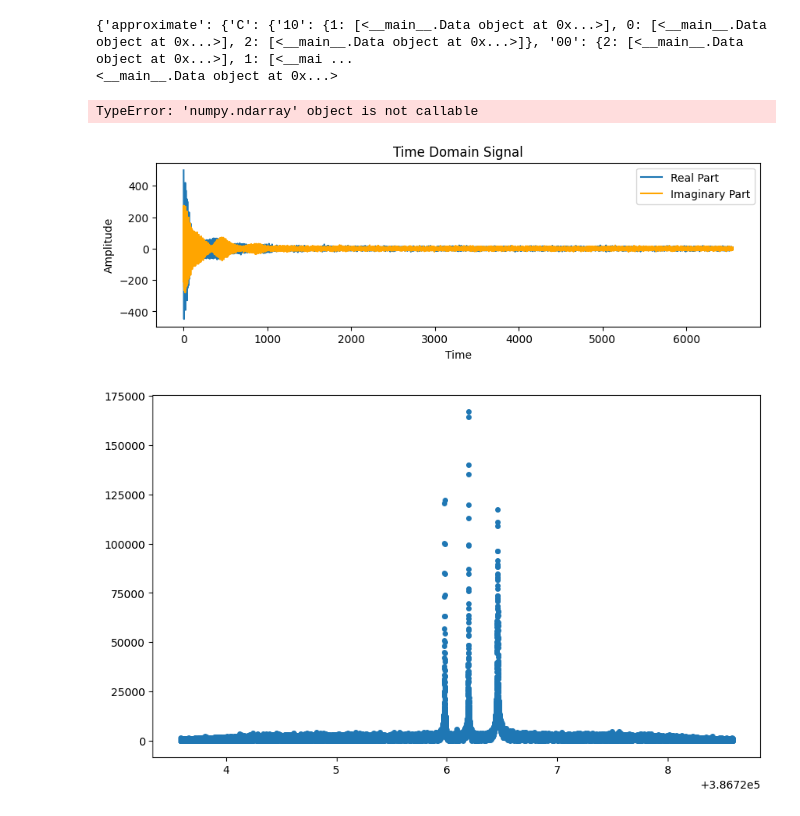
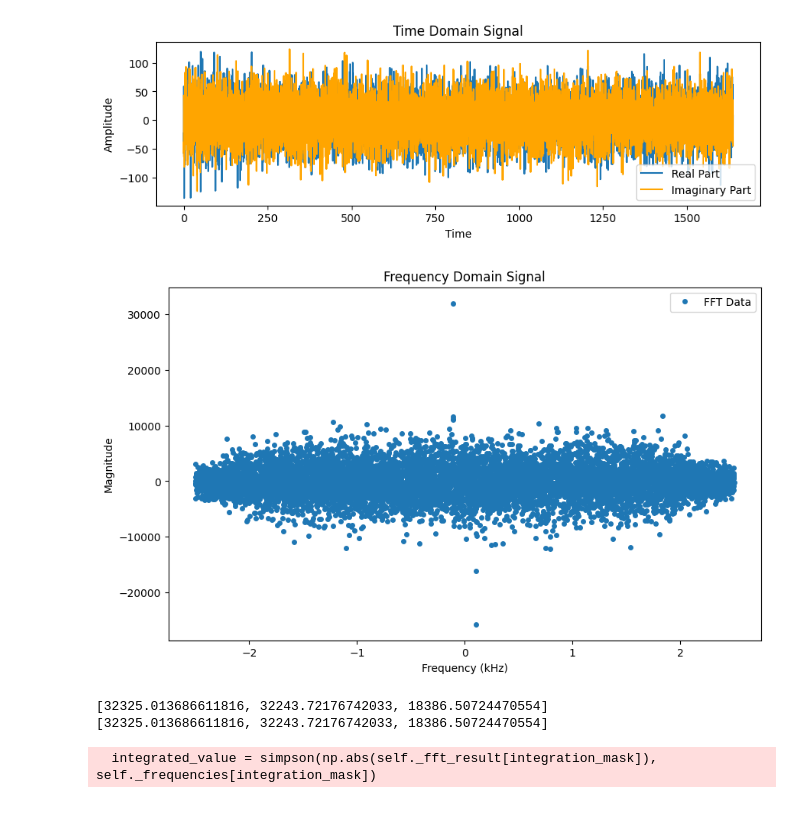
Before and after one commit to sarahstrong0/nmr_lab3, a Jupyter notebook: nmr_processing.ipynb, the cells around one changed output. Cells and saved outputs as stored; diff of their text form; code cells hidden in the pictures.

Commit message:
Categorize data and define peak integral function

```diff
--- a/nmr_processing.ipynb
+++ b/nmr_processing.ipynb
@@ -222,19 +242,33 @@ def categorize_data(all_data):
     return categorized_data
 # %%
-categorized_data = initialize_data("/workspaces/nmr_lab3/lab3_tt_all")
+folder_path = "/workspaces/nmr_lab3/lab3_tt_all"
+categorized_data = initialize_data(folder_path)
 
-data_object = categorized_data['real']['H']['00'][0][0]
+test_data_object = categorized_data['real']['C']['11']['P0']
 
-print(data_object)
+test_data_object.plot_time_domain_data()
 
-data_object.plot_time_domain_data()
-fit_range = 10
-peak_index = 0
-data_object.fit_lorentzian(fit_range, peak_index)
-data_object.plot_frequency_domain_data(fit_range, peak_index)
+test_data_object.plot_frequency_domain_data()
+
+# fit_range = 10
+# peak_index = 0
+# test_data_object.fit_lorentzian(fit_range, peak_index)
+# test_data_object.plot_frequency_domain_data_one_peak(fit_range, peak_index)
 # %% [output]
-{'approximate': {'C': {'10': {1: [<__main__.Data object at 0x...>], 0: [<__main__.Data object at 0x...>], 2: [<__main__.Data object at 0x...>]}, '00': {2: [<__main__.Data object at 0x...>], 1: [<__mai ...
-<__main__.Data object at 0x...>
-TypeError: 'numpy.ndarray' object is not callable
-[figure, old version]
+[figure, new version]
-[figure, old version]
+[figure, new version]
+# %%
+peak1_integrals = []
+peak2_integrals = []
+
+for P,data in categorized_data['real']['C']['11'].items():
+    integration_range = 10
+    peak1_integrals.append(data.integrate_peak(0, integration_range))
+    peak2_integrals.append(data.integrate_peak(1, integration_range))
+
+print(peak1_integrals)
+print(peak2_integrals)
+# %% [output]
+[32325.013686611816, 32243.72176742033, 18386.50724470554]
+[32325.013686611816, 32243.72176742033, 18386.50724470554]
+  integrated_value = simpson(np.abs(self._fft_result[integration_mask]), self._frequencies[integration_mask])
```
Also changed, not shown: parts of 3 cells of this notebook.
